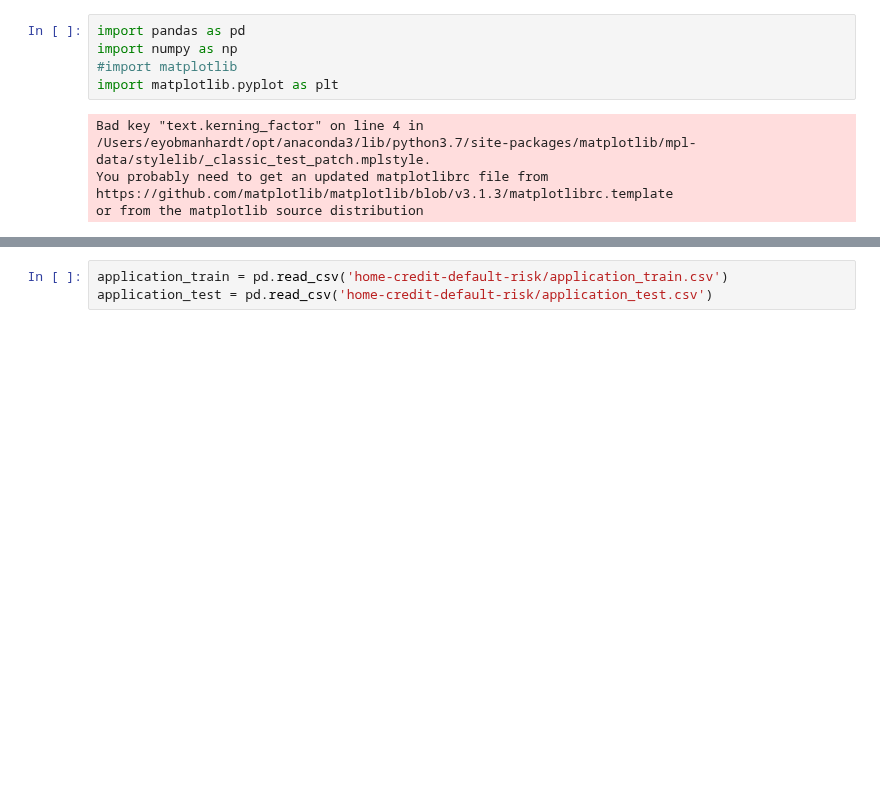
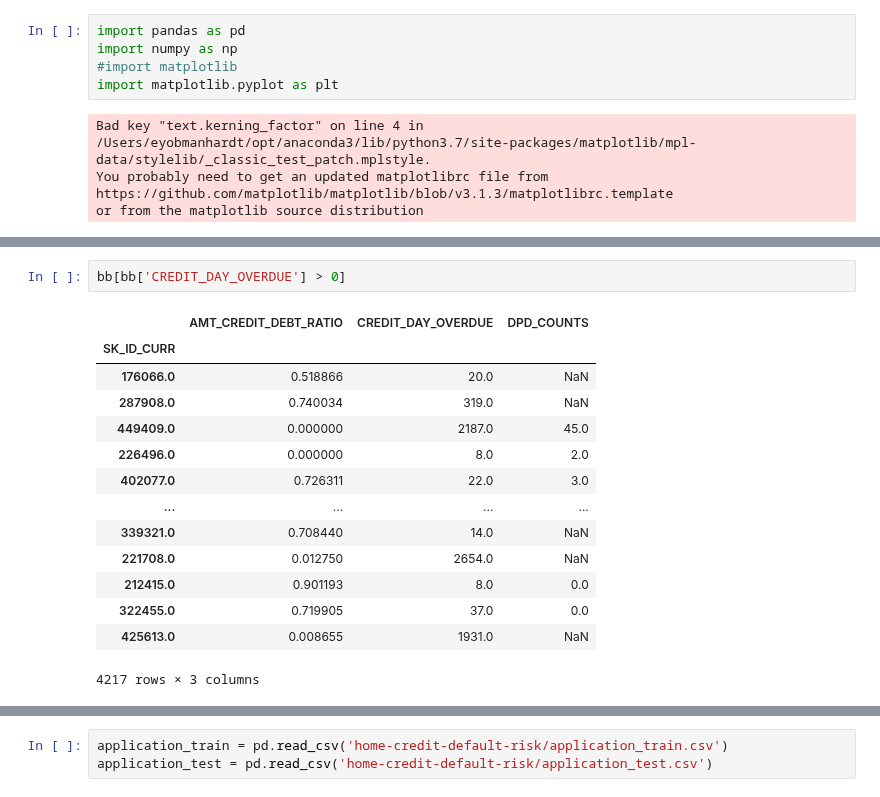
Before and after one commit to DSEI21000-S21/project-home-credit, a Jupyter notebook: experiments/eyob/playground2_baseline.ipynb, the cells around one changed output, grey strips where cells are left out. Cells and saved outputs as stored; diff of their text form; blank space fills up the shorter version.

```diff
--- a/experiments/eyob/playground2_baseline.ipynb
+++ b/experiments/eyob/playground2_baseline.ipynb
@@ -11,0 +262,17 @@ or from the matplotlib source distribution
+# %%
+bb[bb['CREDIT_DAY_OVERDUE'] > 0]
+# %% [output]
+|  | AMT_CREDIT_DEBT_RATIO | CREDIT_DAY_OVERDUE | DPD_COUNTS |
+| SK_ID_CURR |  |  |  |
+| 176066.0 | 0.518866 | 20.0 | NaN |
+| 287908.0 | 0.740034 | 319.0 | NaN |
+| 449409.0 | 0.000000 | 2187.0 | 45.0 |
+| 226496.0 | 0.000000 | 8.0 | 2.0 |
+| 402077.0 | 0.726311 | 22.0 | 3.0 |
+| ... | ... | ... | ... |
+| 339321.0 | 0.708440 | 14.0 | NaN |
+| 221708.0 | 0.012750 | 2654.0 | NaN |
+| 212415.0 | 0.901193 | 8.0 | 0.0 |
+| 322455.0 | 0.719905 | 37.0 | 0.0 |
+| 425613.0 | 0.008655 | 1931.0 | NaN |
+4217 rows × 3 columns
```
Also changed, not shown: parts of 39 cells of this notebook, 1 other file.
